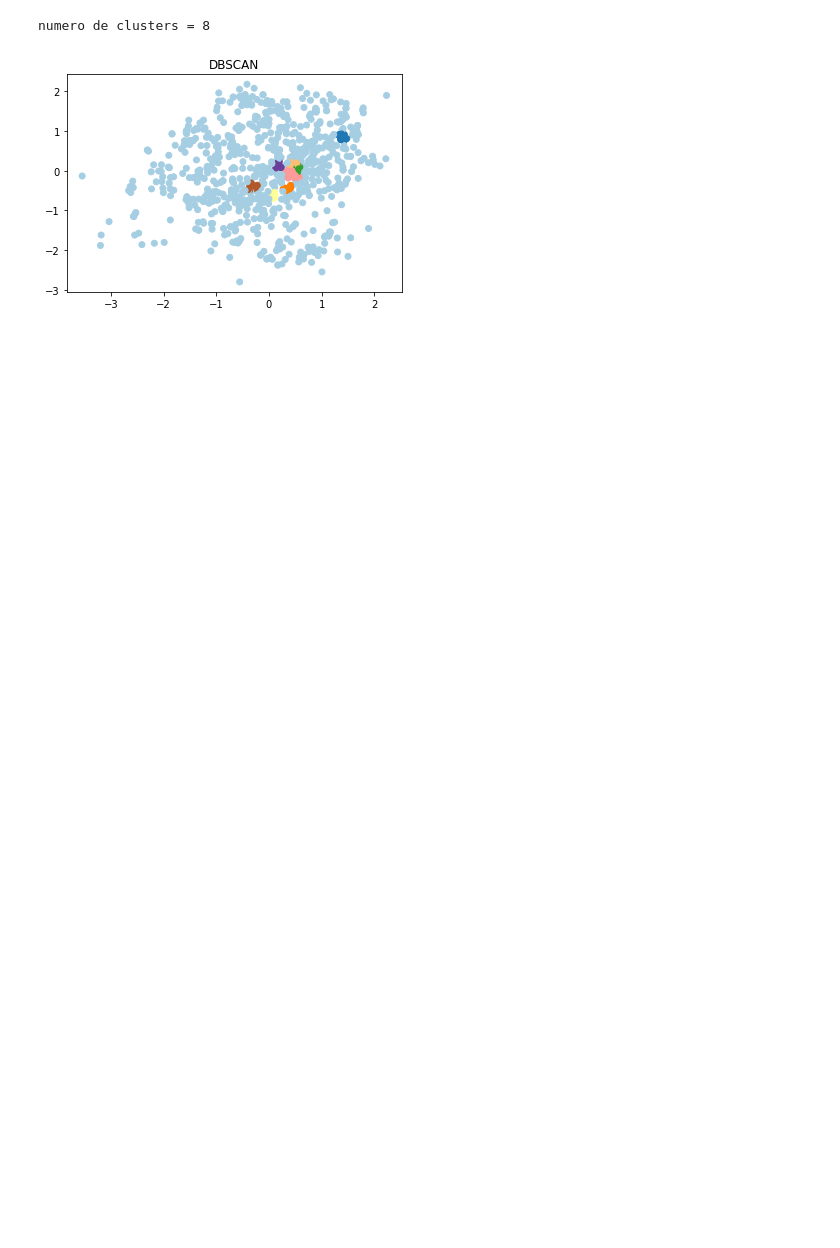
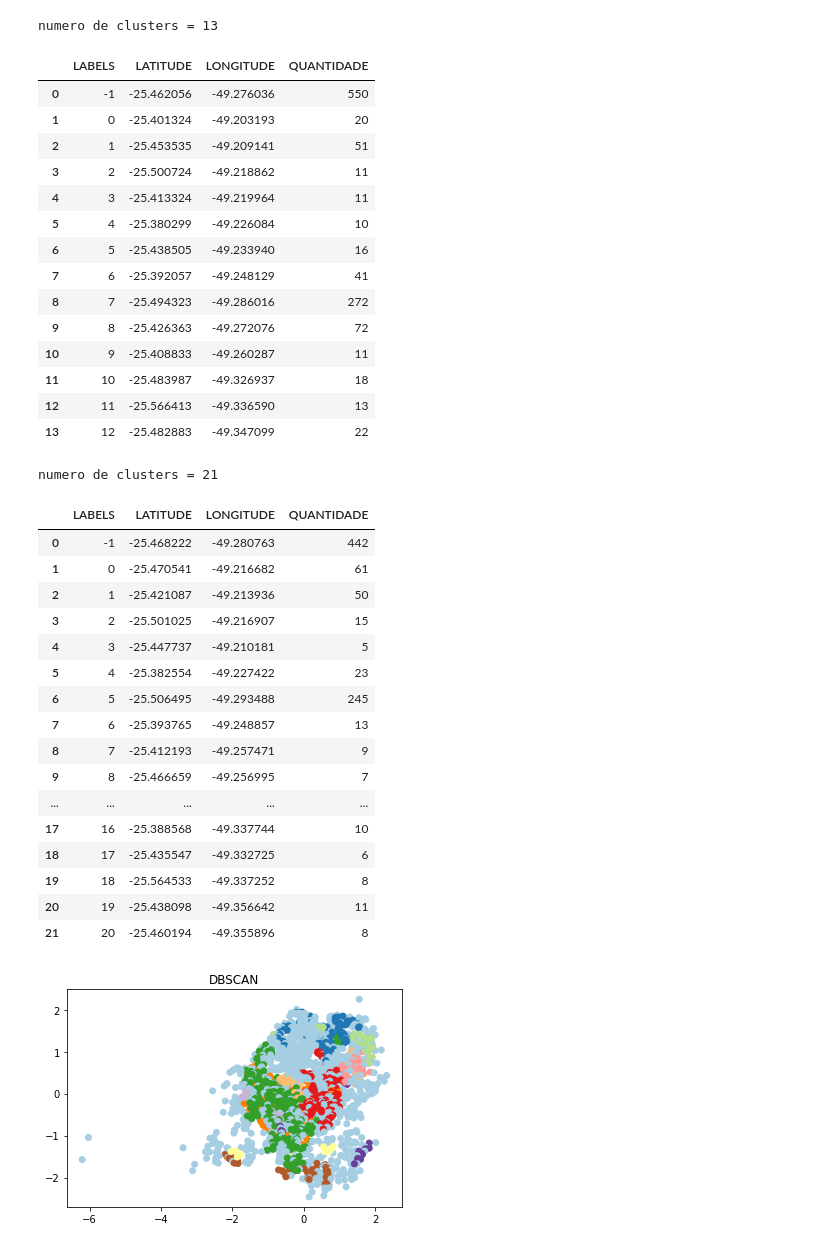
Before and after one commit to felipeluizbill/computacao-urbana, a Jupyter notebook: Clusters.ipynb, the cells around one changed output. Cells and saved outputs as stored; diff of their text form; code cells hidden in the pictures; blank space fills up the shorter version.

Commit message:
Finalização do dataset customizado e plot dos clusters sobre o mapa da cidade

```diff
--- a/Clusters.ipynb
+++ b/Clusters.ipynb
@@ -110,19 +151,8 @@ def minMax(dados , coluna):
 # %%
-df1 = pd.read_csv(datasets[10] , sep =";", decimal =",", encoding = "UTF-8")
-df2 = pd.read_csv(datasets[11] , sep =";", decimal =",", encoding = "UTF-8")
-m = plotarGraficoCoordenadas(df1 , '#0057E9' , df2 , '#F2CA19' , 5 , .7 )
-display(m)
-m.save('zoneamento.html')
-
-#3e3d53
-#D54799 roxo
-#F2CA19 amarelo
-#FF00BD rosa
-#0057E9 azul
-#87E911 verde
-#E11845 vermelho
-
-
-#df_clusters = minMax(df, 'QUANTIDADE')
-#plotarGraficoClusters(df , 'blue')
+df1 = pd.read_csv(datasets[10] , sep =";", decimal =",", encoding = "UTF-8")#ciclo
+df2 = pd.read_csv(datasets[11] , sep =";", decimal =",", encoding = "UTF-8")#bus
+df_clusters1 = obterClusters(df1 , 0.2, 10)
+display(df_clusters1)
+df_clusters2 = obterClusters(df2 , 0.2, 5)
+display(df_clusters2)
 # %% [output]
@@ -130,6 +159,35 @@ m.save('zoneamento.html')
+numero de clusters = 13
+|  | LABELS | LATITUDE | LONGITUDE | QUANTIDADE |
+| 0 | -1 | -25.462056 | -49.276036 | 550 |
+| 1 | 0 | -25.401324 | -49.203193 | 20 |
+| 2 | 1 | -25.453535 | -49.209141 | 51 |
+| 3 | 2 | -25.500724 | -49.218862 | 11 |
+| 4 | 3 | -25.413324 | -49.219964 | 11 |
+| 5 | 4 | -25.380299 | -49.226084 | 10 |
+| 6 | 5 | -25.438505 | -49.233940 | 16 |
+| 7 | 6 | -25.392057 | -49.248129 | 41 |
+| 8 | 7 | -25.494323 | -49.286016 | 272 |
+| 9 | 8 | -25.426363 | -49.272076 | 72 |
+| 10 | 9 | -25.408833 | -49.260287 | 11 |
+| 11 | 10 | -25.483987 | -49.326937 | 18 |
+| 12 | 11 | -25.566413 | -49.336590 | 13 |
+| 13 | 12 | -25.482883 | -49.347099 | 22 |
+numero de clusters = 21
+|  | LABELS | LATITUDE | LONGITUDE | QUANTIDADE |
+| 0 | -1 | -25.468222 | -49.280763 | 442 |
+| 1 | 0 | -25.470541 | -49.216682 | 61 |
+| 2 | 1 | -25.421087 | -49.213936 | 50 |
+| 3 | 2 | -25.501025 | -49.216907 | 15 |
+| 4 | 3 | -25.447737 | -49.210181 | 5 |
+| 5 | 4 | -25.382554 | -49.227422 | 23 |
+| 6 | 5 | -25.506495 | -49.293488 | 245 |
+| 7 | 6 | -25.393765 | -49.248857 | 13 |
+| 8 | 7 | -25.412193 | -49.257471 | 9 |
+| 9 | 8 | -25.466659 | -49.256995 | 7 |
+| ... | ... | ... | ... | ... |
+| 17 | 16 | -25.388568 | -49.337744 | 10 |
+| 18 | 17 | -25.435547 | -49.332725 | 6 |
+| 19 | 18 | -25.564533 | -49.337252 | 8 |
+| 20 | 19 | -25.438098 | -49.356642 | 11 |
+| 21 | 20 | -25.460194 | -49.355896 | 8 |
+[figure, added]
-# %%
-df = pd.read_csv("educacao_particular_coord.csv" , sep =";", decimal =",", encoding = "UTF-8")
-df = obterClusters(df , 0.1, 10)
-# %% [output]
-numero de clusters = 8
-[figure, removed]
```
Also changed, not shown: parts of 6 cells of this notebook, 12 other files.
